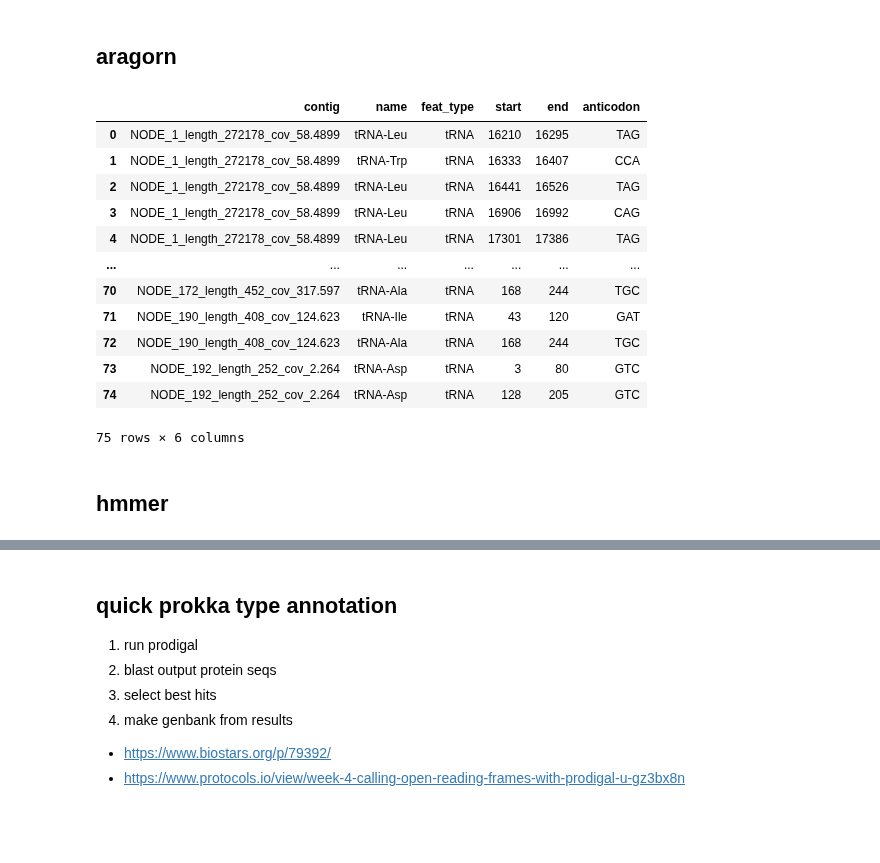
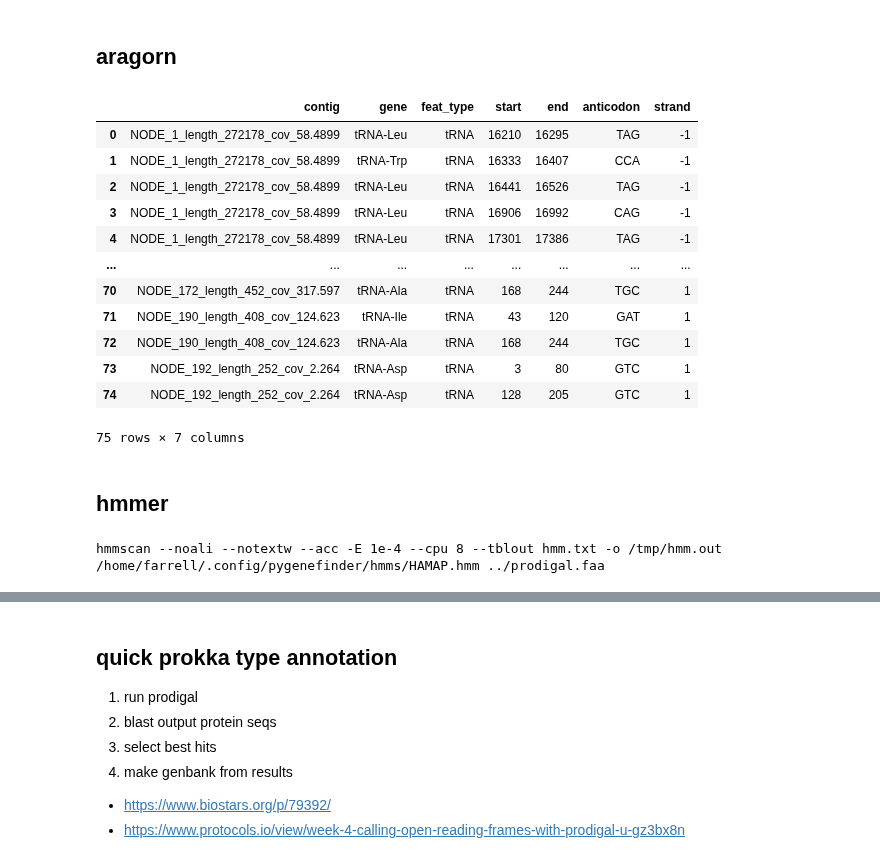
Before and after one commit to dmnfarrell/pathogenie, a Jupyter notebook: notebooks/testing.ipynb, the cells around one changed output, grey strips where cells are left out. Cells and saved outputs as stored; diff of their text form; code cells hidden in the pictures; blank space fills up the shorter version.

```diff
--- a/notebooks/testing.ipynb
+++ b/notebooks/testing.ipynb
@@ -60,23 +46,23 @@ un
 # %%
 def aragorn(infile):
     cmd = 'aragorn -l -gcbact -t -w %s -o /tmp/aragorn.txt' %infile
     tmp = subprocess.check_output(cmd, shell=True)
-    df = read_aragorn('/tmp/aragorn.txt')
+    df = tools.read_aragorn('/tmp/aragorn.txt')
     return df
 
 df = aragorn('../ana_files/RF15A.fa')
 df
 # %% [output]
-|  | contig | name | feat_type | start | end | anticodon |
-| 0 | NODE_1_length_272178_cov_58.4899 | tRNA-Leu | tRNA | 16210 | 16295 | TAG |
-| 1 | NODE_1_length_272178_cov_58.4899 | tRNA-Trp | tRNA | 16333 | 16407 | CCA |
-| 2 | NODE_1_length_272178_cov_58.4899 | tRNA-Leu | tRNA | 16441 | 16526 | TAG |
-| 3 | NODE_1_length_272178_cov_58.4899 | tRNA-Leu | tRNA | 16906 | 16992 | CAG |
-| 4 | NODE_1_length_272178_cov_58.4899 | tRNA-Leu | tRNA | 17301 | 17386 | TAG |
-| ... | ... | ... | ... | ... | ... | ... |
-| 70 | NODE_172_length_452_cov_317.597 | tRNA-Ala | tRNA | 168 | 244 | TGC |
-| 71 | NODE_190_length_408_cov_124.623 | tRNA-Ile | tRNA | 43 | 120 | GAT |
-| 72 | NODE_190_length_408_cov_124.623 | tRNA-Ala | tRNA | 168 | 244 | TGC |
-| 73 | NODE_192_length_252_cov_2.264 | tRNA-Asp | tRNA | 3 | 80 | GTC |
-| 74 | NODE_192_length_252_cov_2.264 | tRNA-Asp | tRNA | 128 | 205 | GTC |
+|  | contig | gene | feat_type | start | end | anticodon | strand |
+| 0 | NODE_1_length_272178_cov_58.4899 | tRNA-Leu | tRNA | 16210 | 16295 | TAG | -1 |
+| 1 | NODE_1_length_272178_cov_58.4899 | tRNA-Trp | tRNA | 16333 | 16407 | CCA | -1 |
+| 2 | NODE_1_length_272178_cov_58.4899 | tRNA-Leu | tRNA | 16441 | 16526 | TAG | -1 |
+| 3 | NODE_1_length_272178_cov_58.4899 | tRNA-Leu | tRNA | 16906 | 16992 | CAG | -1 |
+| 4 | NODE_1_length_272178_cov_58.4899 | tRNA-Leu | tRNA | 17301 | 17386 | TAG | -1 |
+| ... | ... | ... | ... | ... | ... | ... | ... |
+| 70 | NODE_172_length_452_cov_317.597 | tRNA-Ala | tRNA | 168 | 244 | TGC | 1 |
+| 71 | NODE_190_length_408_cov_124.623 | tRNA-Ile | tRNA | 43 | 120 | GAT | 1 |
+| 72 | NODE_190_length_408_cov_124.623 | tRNA-Ala | tRNA | 168 | 244 | TGC | 1 |
+| 73 | NODE_192_length_252_cov_2.264 | tRNA-Asp | tRNA | 3 | 80 | GTC | 1 |
+| 74 | NODE_192_length_252_cov_2.264 | tRNA-Asp | tRNA | 128 | 205 | GTC | 1 |
-75 rows × 6 columns
+75 rows × 7 columns
@@ -131,6 +71,11 @@ read_aragorn('/tmp/aragorn.txt')
 # %%
 db = os.path.join(config_path,'hmms','HAMAP.hmm')
 cmd = 'hmmpress %s' %db
+#tmp = subprocess.check_output(cmd, shell=True)
+infile = '../prodigal.faa'
+out='hmm.txt'
+cmd = "hmmscan --noali --notextw --acc -E 1e-4 --cpu {t} --tblout {o} -o /tmp/hmm.out {db} {i}".format(t=8,db=db,i=infile,o=out)
+print (cmd)
 tmp = subprocess.check_output(cmd, shell=True)
-cmd = "hmmscan --noali --notextw --acc -E %e --cpu {t} %d /dev/stdin".format(t=threads)
-tmp = subprocess.check_output(cmd, shell=True)
+# %% [output]
+hmmscan --noali --notextw --acc -E 1e-4 --cpu 8 --tblout hmm.txt -o /tmp/hmm.out /home/farrell/.config/pygenefinder/hmms/HAMAP.hmm ../prodigal.faa
```
Also changed, not shown: parts of 6 cells of this notebook, 4 other files.
